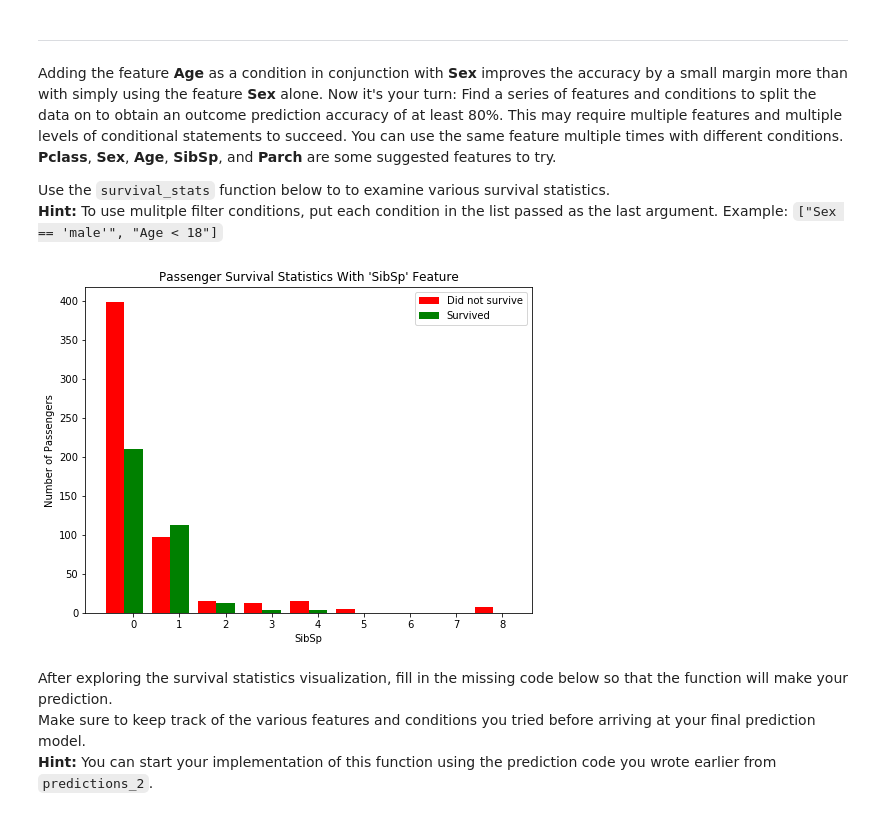
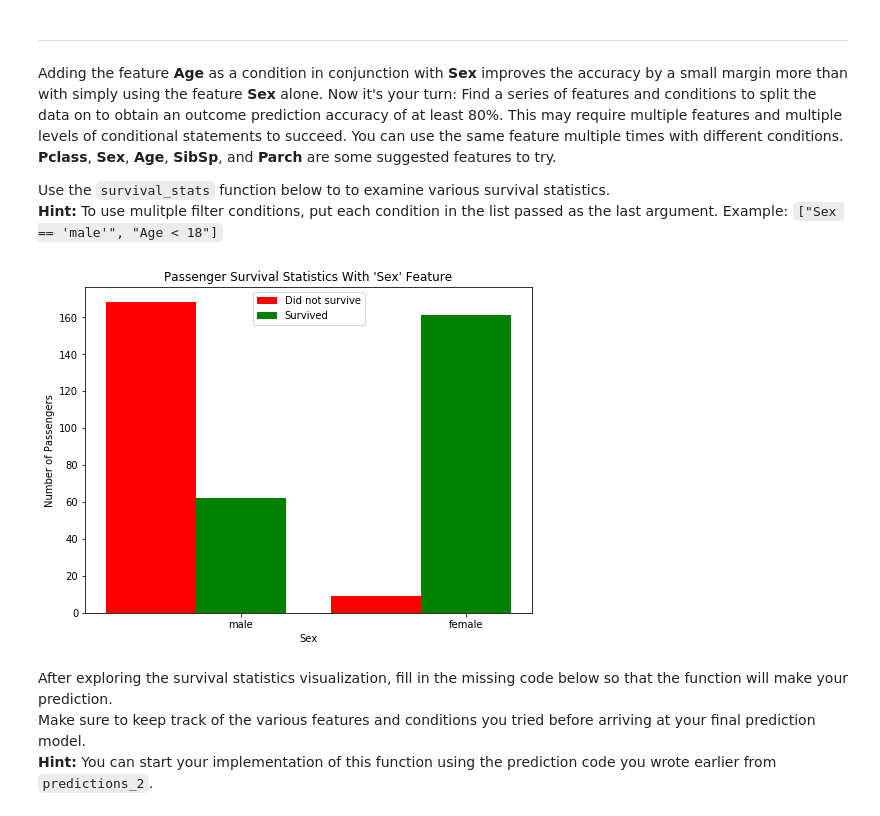
Before and after one commit to quietcoolwu/machine-learning, a Jupyter notebook: projects/titanic_survival_exploration/titanic_survival_exploration.ipynb, the cells around one changed output. Drawn from its saved outputs; the diff is of its cells as text; code cells hidden in the pictures.

```diff
--- a/projects/titanic_survival_exploration/titanic_survival_exploration.ipynb
+++ b/projects/titanic_survival_exploration/titanic_survival_exploration.ipynb
@@ -216,9 +214,9 @@ Adding the feature **Age** as a condition in conjunction with **Sex** improves t
 Use the `survival_stats` function below to to examine various survival statistics.
 **Hint:** To use mulitple filter conditions, put each condition in the list passed as the last argument. Example: `["Sex == 'male'", "Age < 18"]`
 # %%
-vs.survival_stats(data, outcomes, 'SibSp')
+vs.survival_stats(data, outcomes, 'Sex', ["Pclass < 3"])
 # %% [output]
-[figure, old version]
+[figure, new version]
 # %% [markdown]
 After exploring the survival statistics visualization, fill in the missing code below so that the function will make your prediction.
 Make sure to keep track of the various features and conditions you tried before arriving at your final prediction model.
```
Also changed, not shown: parts of 4 cells of this notebook, 1 other file.
